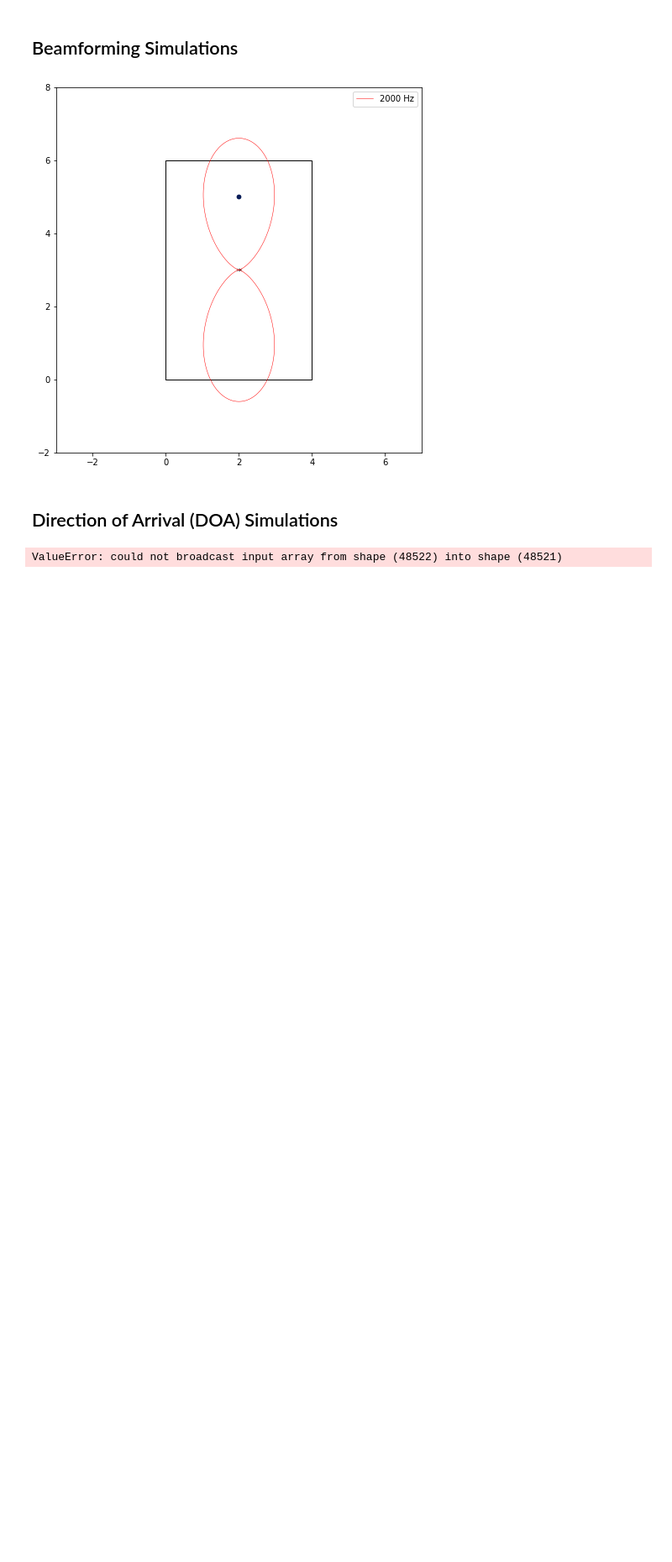
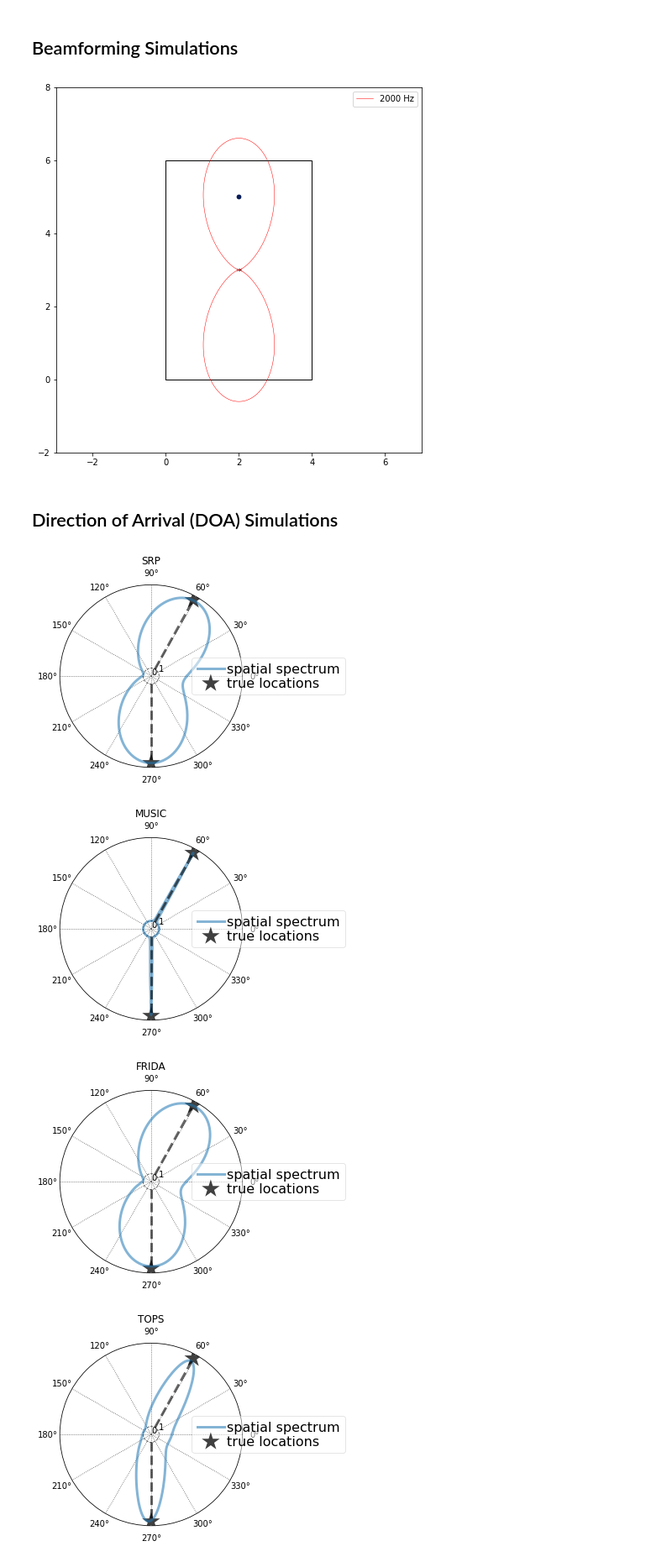
Before and after one commit to uwasystemhealth/VM3000-Microphones, a Jupyter notebook: AudioPlayground1.ipynb, the cells around one changed output. Shown at 84% size. Saved outputs shown, nothing was run; the diff lists cells and outputs as text; code cells hidden in the pictures; blank space fills up the shorter version.

```diff
--- a/AudioPlayground1.ipynb
+++ b/AudioPlayground1.ipynb
@@ -143,7 +143,7 @@ fig.set_size_inches(20, 8);
 ## Direction of Arrival (DOA) Simulations
 # %%
 # Location of sources
-azimuth = np.array([90, 270.]) / 180. * np.pi
+azimuth = np.array([61., 270.]) / 180. * np.pi
 distance = 2.  # meters
 
 c = 343.    # speed of sound
@@ -158,12 +158,9 @@ sigma2 = 10**(-snr_db / 10) / (4. * np.pi * distance)**2
 room_dim = np.r_[10.,10.]
 aroom = pra.ShoeBox(room_dim, fs=fs, max_order=0, sigma2_awgn=sigma2)
 
-#echo = pra.circular_2D_array(center=room_dim/2, M=20, phi0=0, radius=37.5e-3)
-#echo = np.concatenate((echo, np.array(room_dim/2, ndmin=2).T), axis=1)
-#aroom.add_microphone_array(pra.MicrophoneArray(echo, aroom.fs))
-
-ula = pra.linear_2D_array([5,5],2,0,0.1)
-aroom.add_microphone_array(pra.MicrophoneArray(ula,room.fs))
+echo = pra.circular_2D_array(center=room_dim/2, M=6, phi0=0, radius=37.5e-3)
+echo = np.concatenate((echo, np.array(room_dim/2, ndmin=2).T), axis=1)
+aroom.add_microphone_array(pra.MicrophoneArray(echo, aroom.fs))
 
 # Add sources of 1 second duration
 rng = np.random.RandomState(23)
@@ -187,7 +184,7 @@ spatial_resp = dict()
 for algo_name in algo_names:
     # Construct the new DOA object
     # the max_four parameter is necessary for FRIDA only
-    doa = pra.doa.algorithms[algo_name](ula, fs, nfft, c=c, num_src=2, max_four=4)
+    doa = pra.doa.algorithms[algo_name](echo, fs, nfft, c=c, num_src=2, max_four=4)
 
     # this call here perform localization on the frames in X
     doa.locate_sources(X, freq_range=freq_range)
@@ -220,31 +217,34 @@ for algo_name in algo_names:
             alpha=0.55, linestyle='-',
             label="spatial spectrum")
     plt.title(algo_name)
 
     # plot true loc
     for angle in azimuth:
         ax.plot([angle, angle], [base, base + height], linewidth=3, linestyle='--',
             color=true_col, alpha=0.6)
     K = len(azimuth)
     ax.scatter(azimuth, base + height*np.ones(K), c=np.tile(true_col,
                (K, 1)), s=500, alpha=0.75, marker='*',
                linewidths=0,
                label='true locations')
 
     plt.legend()
     handles, labels = ax.get_legend_handles_labels()
     ax.legend(handles, labels, framealpha=0.5,
               scatterpoints=1, loc='center right', fontsize=16,
               ncol=1, bbox_to_anchor=(1.6, 0.5),
               handletextpad=.2, columnspacing=1.7, labelspacing=0.1)
 
     ax.set_xticks(np.linspace(0, 2 * np.pi, num=12, endpoint=False))
     ax.xaxis.set_label_coords(0.5, -0.11)
     ax.set_yticks(np.linspace(0, 1, 2))
     ax.xaxis.grid(b=True, color=[0.3, 0.3, 0.3], linestyle=':')
     ax.yaxis.grid(b=True, color=[0.3, 0.3, 0.3], linestyle='--')
     ax.set_ylim([0, 1.05 * (base + height)])
 
 plt.show()
 # %% [output]
-ValueError: could not broadcast input array from shape (48522) into shape (48521)
+[figure, added]
+[figure, added]
+[figure, added]
+[figure, added]
```
Also changed, not shown: parts of 7 cells of this notebook.
